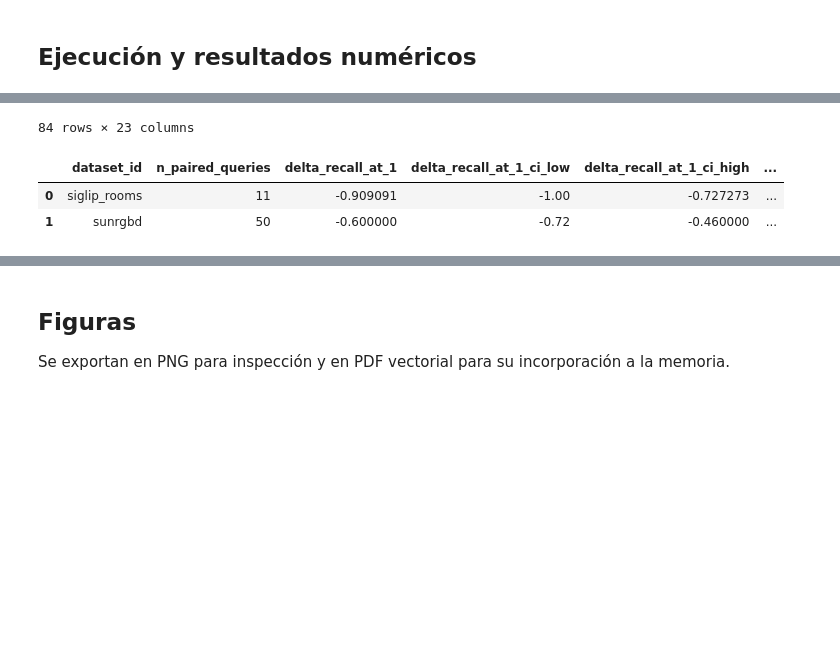
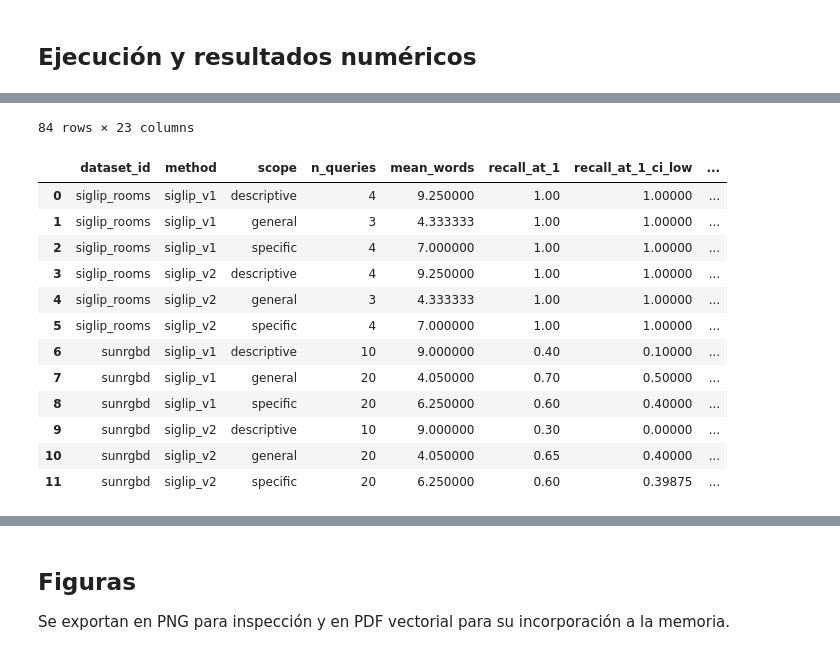
Before and after one commit to rreisr00/visual_semantic_navigation, a Jupyter notebook: experiments/offline/notebooks/01_siglip_retrieval.ipynb, the cells around one changed output, grey strips where cells are left out. Drawn from its saved outputs; the diff is of its cells as text; code cells hidden in the pictures; blank space fills up the shorter version.

```diff
--- a/experiments/offline/notebooks/01_siglip_retrieval.ipynb
+++ b/experiments/offline/notebooks/01_siglip_retrieval.ipynb
@@ -26,6 +26,7 @@ results = run_vlm_benchmark(ctx)
 cases = results['cases']
 summary = results['summary']
 display(summary)
+display(results['summary_by_query_scope'])
 display(results['paired_differences'])
 display(results['threshold_diagnostics'])
 display(results['model_costs'])
@@ -45,4 +46,14 @@ display(results['model_costs'])
 84 rows × 23 columns
-|  | dataset_id | n_paired_queries | delta_recall_at_1 | delta_recall_at_1_ci_low | delta_recall_at_1_ci_high | ... |
-| 0 | siglip_rooms | 11 | -0.909091 | -1.00 | -0.727273 | ... |
-| 1 | sunrgbd | 50 | -0.600000 | -0.72 | -0.460000 | ... |
+|  | dataset_id | method | scope | n_queries | mean_words | recall_at_1 | recall_at_1_ci_low | ... |
+| 0 | siglip_rooms | siglip_v1 | descriptive | 4 | 9.250000 | 1.00 | 1.00000 | ... |
+| 1 | siglip_rooms | siglip_v1 | general | 3 | 4.333333 | 1.00 | 1.00000 | ... |
+| 2 | siglip_rooms | siglip_v1 | specific | 4 | 7.000000 | 1.00 | 1.00000 | ... |
+| 3 | siglip_rooms | siglip_v2 | descriptive | 4 | 9.250000 | 1.00 | 1.00000 | ... |
+| 4 | siglip_rooms | siglip_v2 | general | 3 | 4.333333 | 1.00 | 1.00000 | ... |
+| 5 | siglip_rooms | siglip_v2 | specific | 4 | 7.000000 | 1.00 | 1.00000 | ... |
+| 6 | sunrgbd | siglip_v1 | descriptive | 10 | 9.000000 | 0.40 | 0.10000 | ... |
+| 7 | sunrgbd | siglip_v1 | general | 20 | 4.050000 | 0.70 | 0.50000 | ... |
+| 8 | sunrgbd | siglip_v1 | specific | 20 | 6.250000 | 0.60 | 0.40000 | ... |
+| 9 | sunrgbd | siglip_v2 | descriptive | 10 | 9.000000 | 0.30 | 0.00000 | ... |
+| 10 | sunrgbd | siglip_v2 | general | 20 | 4.050000 | 0.65 | 0.40000 | ... |
+| 11 | sunrgbd | siglip_v2 | specific | 20 | 6.250000 | 0.60 | 0.39875 | ... |
```
Also changed, not shown: parts of 4 cells of this notebook, 3 other files.
